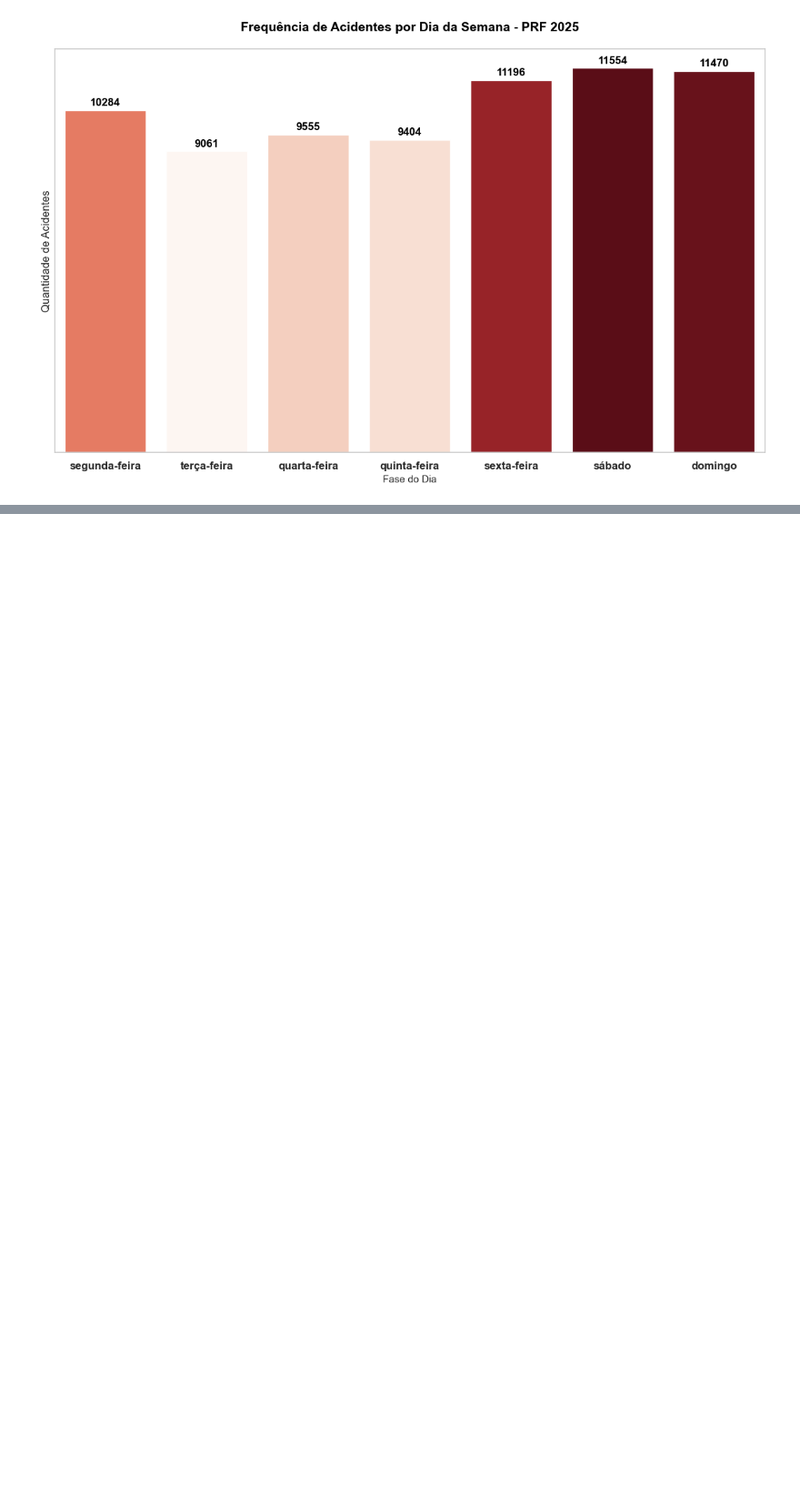
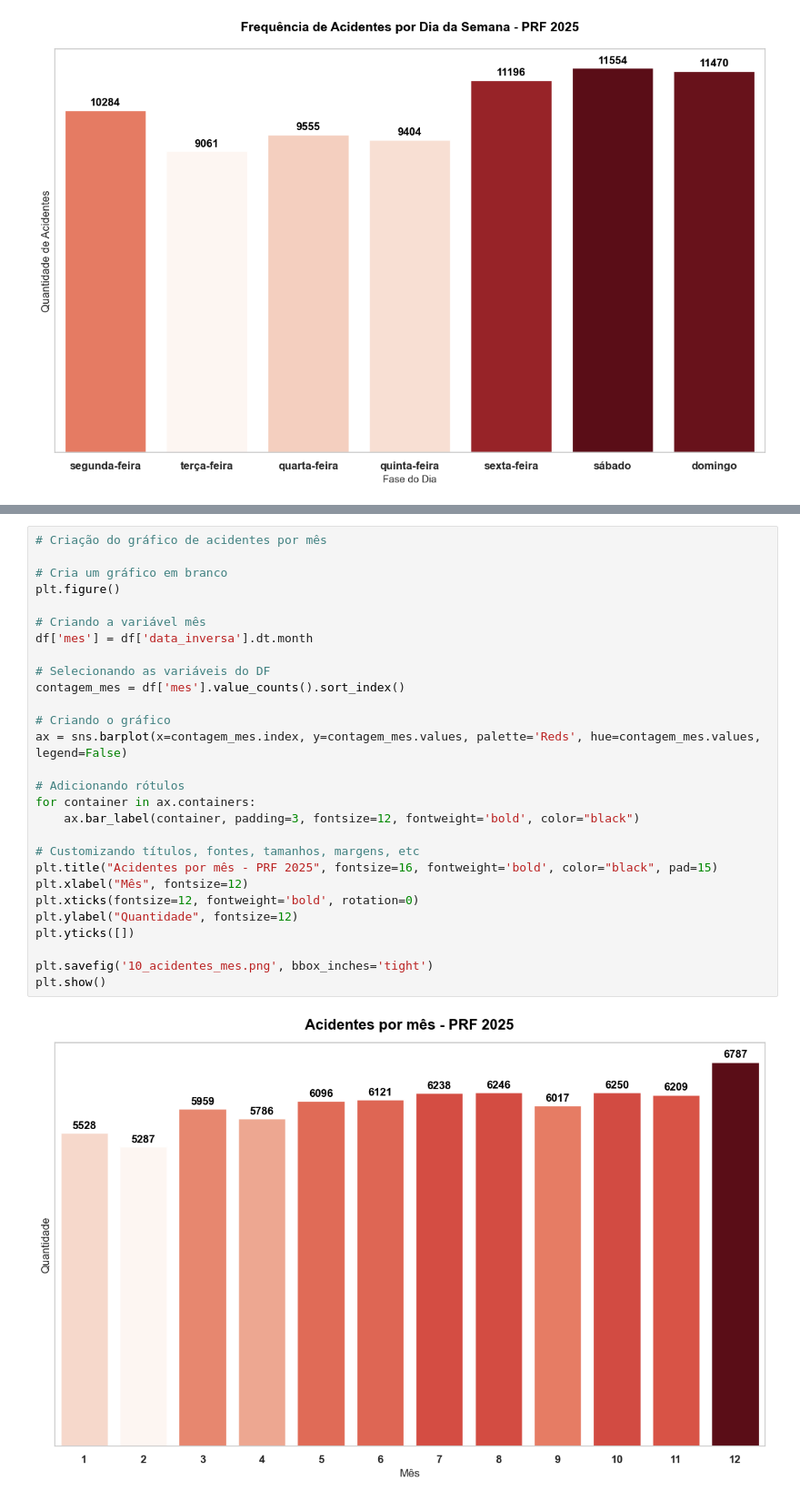
Before and after one commit to isabelladmo/Projeto-aplicado-I, a Jupyter notebook: código.ipynb, the cells around one changed output, grey strips where cells are left out. Shown at 91% size. Cells and saved outputs as stored; diff of their text form; blank space fills up the shorter version.

```diff
--- a/código.ipynb
+++ b/código.ipynb
@@ -510,3 +533,33 @@ plt.savefig('09_outliers.png', bbox_inches='tight')
 plt.show()
 # %% [output]
 [figure]
+# %%
+# Criação do gráfico de acidentes por mês
+
+# Cria um gráfico em branco
+plt.figure()
+
+# Criando a variável mês
+df['mes'] = df['data_inversa'].dt.month
+
+# Selecionando as variáveis do DF
+contagem_mes = df['mes'].value_counts().sort_index()
+
+# Criando o gráfico
+ax = sns.barplot(x=contagem_mes.index, y=contagem_mes.values, palette='Reds', hue=contagem_mes.values, legend=False)
+
+# Adicionando rótulos
+for container in ax.containers:
+    ax.bar_label(container, padding=3, fontsize=12, fontweight='bold', color="black")
+
+# Customizando títulos, fontes, tamanhos, margens, etc
+plt.title("Acidentes por mês - PRF 2025", fontsize=16, fontweight='bold', color="black", pad=15)
+plt.xlabel("Mês", fontsize=12)
+plt.xticks(fontsize=12, fontweight='bold', rotation=0)
+plt.ylabel("Quantidade", fontsize=12)
+plt.yticks([])
+
+plt.savefig('10_acidentes_mes.png', bbox_inches='tight')
+plt.show()
+# %% [output]
+[figure, added]
```
Also changed, not shown: parts of 9 cells of this notebook.
